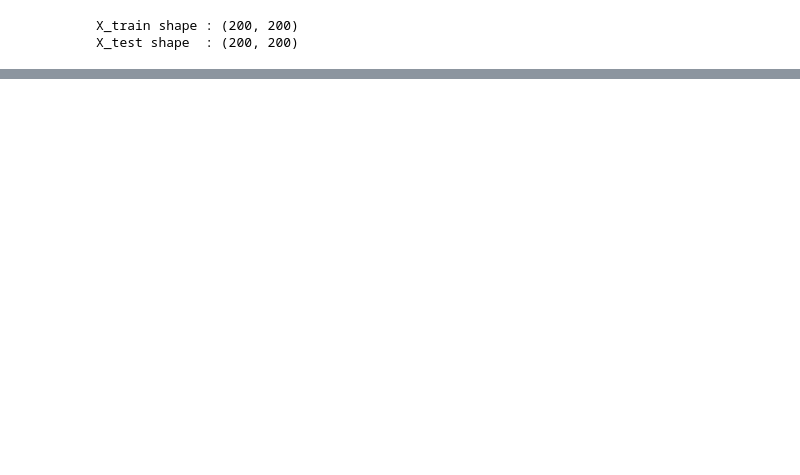
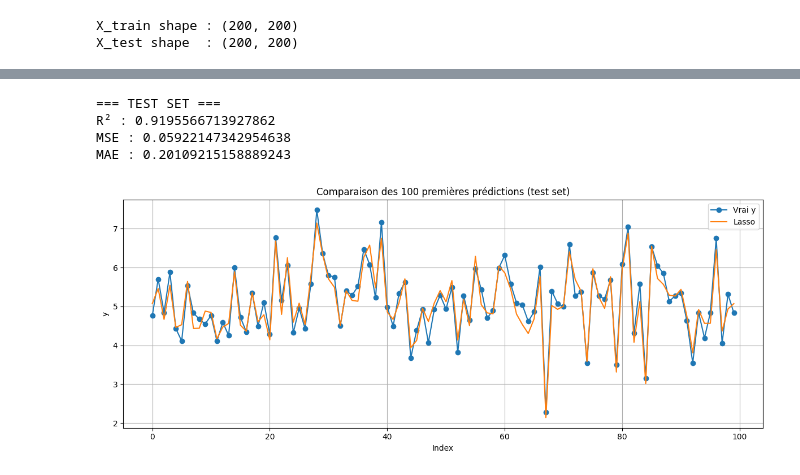
Before and after one commit to Rayandri/FTML-Epita-, a Jupyter notebook: exo_04_regression/regression.ipynb, the cells around one changed output, grey strips where cells are left out. Drawn from its saved outputs; the diff is of its cells as text; code cells hidden in the pictures; blank space fills up the shorter version.

```diff
--- a/exo_04_regression/regression.ipynb
+++ b/exo_04_regression/regression.ipynb
@@ -12,6 +12,9 @@ y_test  = np.load("./data/y_test.npy")
 
 print(f"X_train shape : {X_train.shape}")
 print(f"X_test shape  : {X_test.shape}")
+
+y_train = y_train.ravel()
+y_test = y_test.ravel()
 # %% [output]
 X_train shape : (200, 200)
 X_test shape  : (200, 200)
@@ -37,2 +45,9 @@ plt.show()
+# %%
+"""
+Cellule 3 : Split du set d'entraînement
+"""
+from sklearn.model_selection import train_test_split
+
+X_tr, X_val, y_tr, y_val = train_test_split(X_train, y_train, test_size=0.2, random_state=42)
 # %%
 """
@@ -114,0 +176,37 @@ print(df_perf)
+# %%
+"""
+Cellule 8 : Test final sur meilleur modèle (Lasso)
+"""
+
+from sklearn.metrics import r2_score, mean_squared_error, mean_absolute_error
+
+final_model = best_models["lasso"]
+final_model.fit(X_train, y_train)
+y_test_pred = final_model.predict(X_test)
+
+print("=== TEST SET ===")
+print("R² :", r2_score(y_test, y_test_pred))
+print("MSE :", mean_squared_error(y_test, y_test_pred))
+print("MAE :", mean_absolute_error(y_test, y_test_pred))
+# %% [output]
+=== TEST SET ===
+R² : 0.9195566713927862
+MSE : 0.05922147342954638
+MAE : 0.20109215158889243
+# %%
+"""
+Cellule 9 : Visualisation des prédictions
+"""
+plt.figure(figsize=(12, 5))
+plt.plot(y_test[:100], label="Vrai y", marker='o')
+plt.plot(y_test_pred[:100], label="Lasso", linestyle='-')
+plt.title("Comparaison des 100 premières prédictions (test set)")
+plt.xlabel("Index")
+plt.ylabel("y")
+plt.legend()
+plt.grid(True)
+plt.tight_layout()
+plt.savefig("./prediction.png")
+plt.show()
+# %% [output]
+[figure, added]
```
Also changed, not shown: parts of 7 cells of this notebook, 4 other files.
